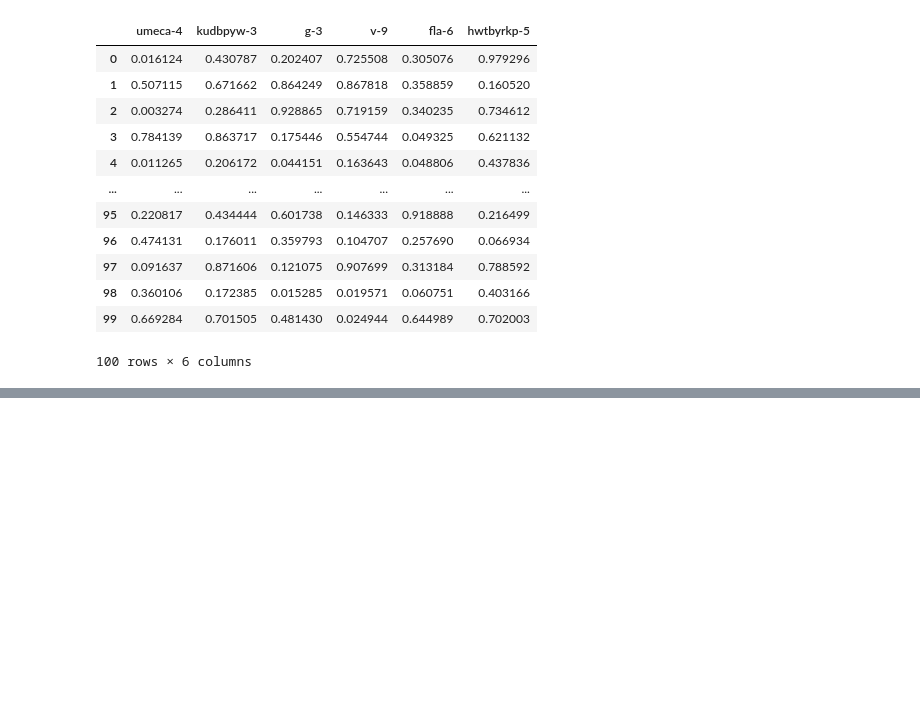
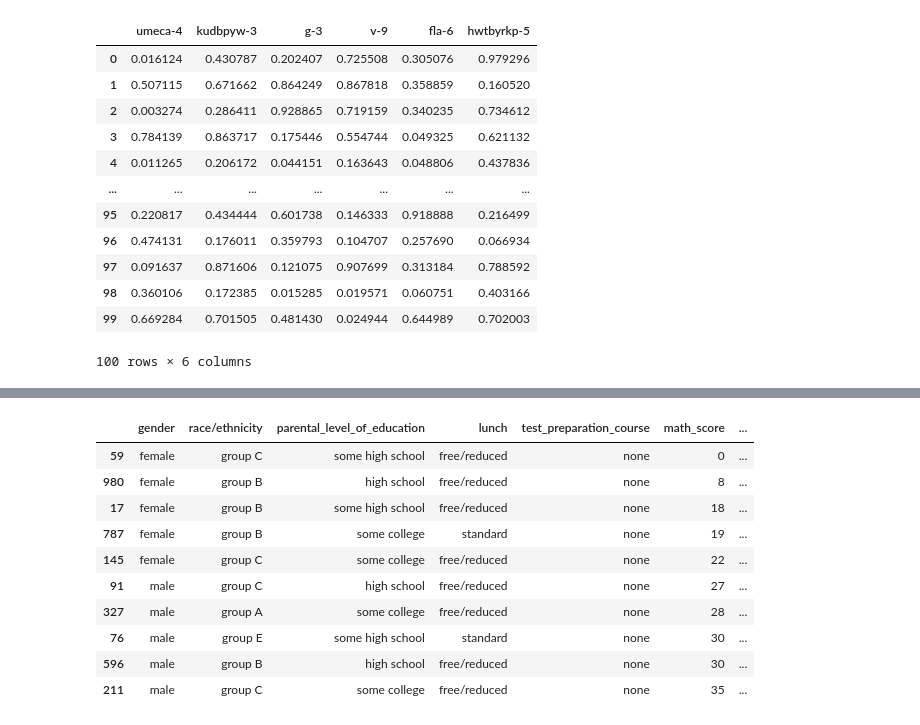
Before and after one commit to GoryachevDaniil/DS-ML_Intro_stepik.ipynb, a Jupyter notebook: DS_ML_Intro_stepik.ipynb, the cells around one changed output, grey strips where cells are left out. Drawn from its saved outputs; the diff is of its cells as text; code cells hidden in the pictures; blank space fills up the shorter version.

```diff
--- a/DS_ML_Intro_stepik.ipynb
+++ b/DS_ML_Intro_stepik.ipynb
@@ -390,0 +469,14 @@ selected_columns
+# %%
+students_performance.sort_values(['gender', 'math_score']).groupby('gender').head()
+# %% [output]
+|  | gender | race/ethnicity | parental_level_of_education | lunch | test_preparation_course | math_score | ... |
+| 59 | female | group C | some high school | free/reduced | none | 0 | ... |
+| 980 | female | group B | high school | free/reduced | none | 8 | ... |
+| 17 | female | group B | some high school | free/reduced | none | 18 | ... |
+| 787 | female | group B | some college | standard | none | 19 | ... |
+| 145 | female | group C | some college | free/reduced | none | 22 | ... |
+| 91 | male | group C | high school | free/reduced | none | 27 | ... |
+| 327 | male | group A | some college | free/reduced | none | 28 | ... |
+| 76 | male | group E | some high school | standard | none | 30 | ... |
+| 596 | male | group B | high school | free/reduced | none | 30 | ... |
+| 211 | male | group C | some college | free/reduced | none | 35 | ... |
```
Also changed, not shown: parts of 19 cells of this notebook.
